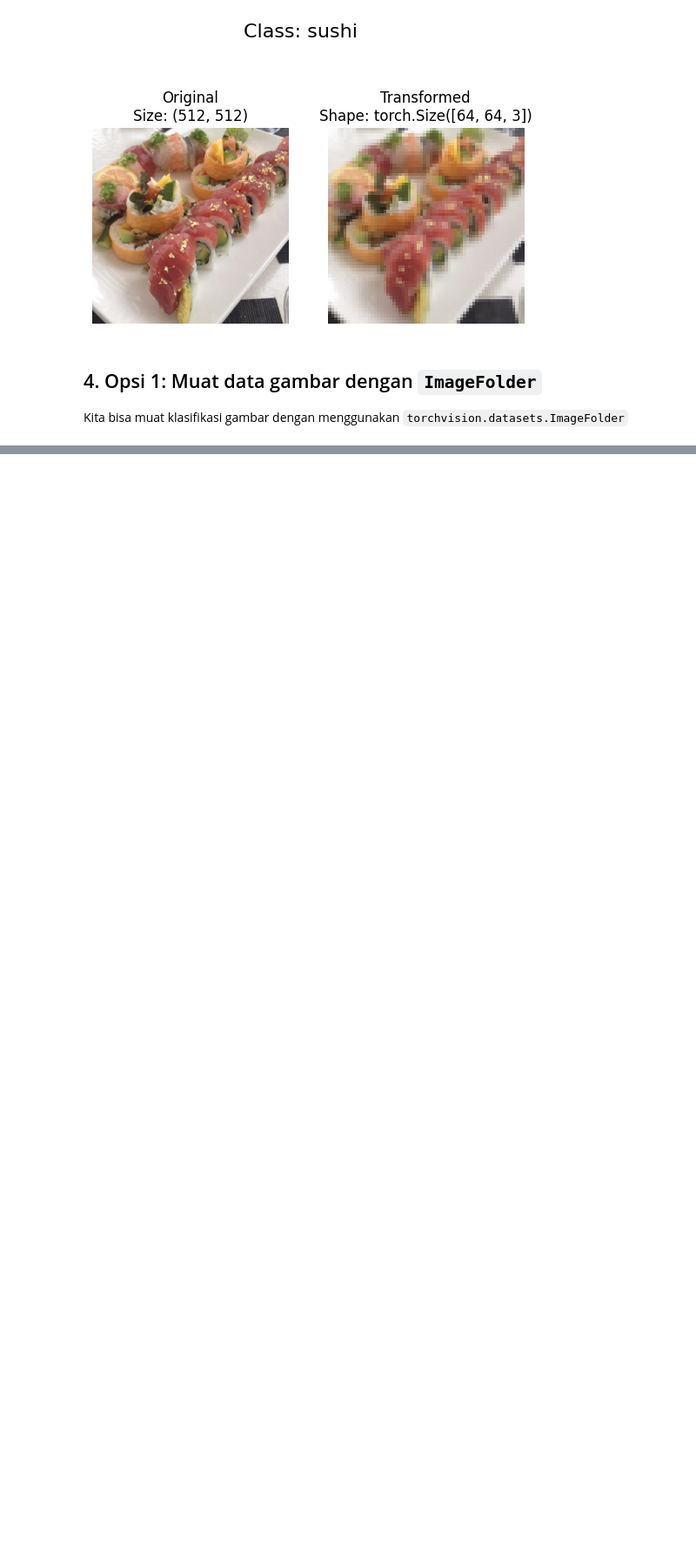
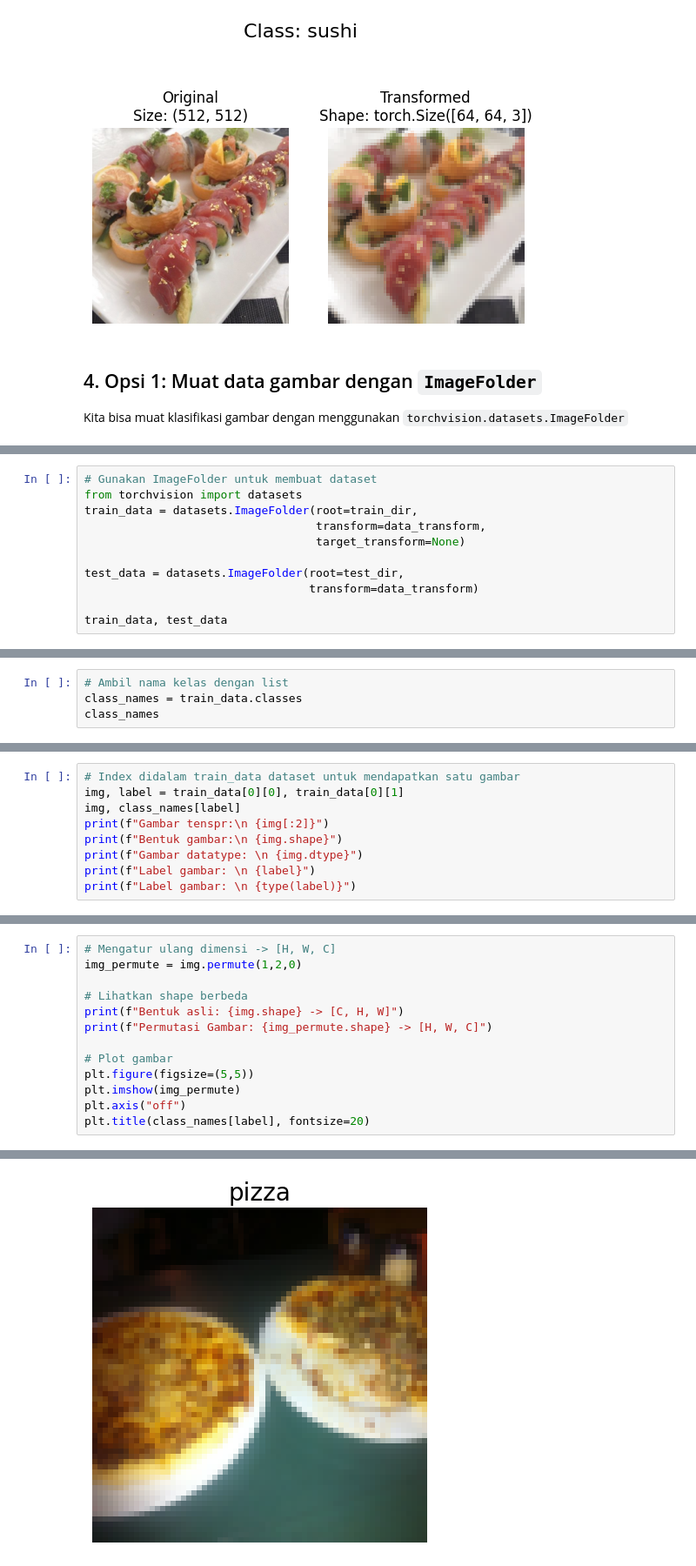
Before and after one commit to SiPilip/pytorch_course, a Jupyter notebook: 04_pytorch_custom_datasets.ipynb, the cells around one changed output, grey strips where cells are left out. Shown at 87% size. Saved outputs shown, nothing was run; the diff lists cells and outputs as text; blank space fills up the shorter version.

```diff
--- a/04_pytorch_custom_datasets.ipynb
+++ b/04_pytorch_custom_datasets.ipynb
@@ -242,0 +239,11 @@ Kita bisa muat klasifikasi gambar dengan menggunakan `torchvision.datasets.Image
+# %%
+# Gunakan ImageFolder untuk membuat dataset
+from torchvision import datasets
+train_data = datasets.ImageFolder(root=train_dir,
+                                  transform=data_transform,
+                                  target_transform=None)
+
+test_data = datasets.ImageFolder(root=test_dir,
+                                 transform=data_transform)
+
+train_data, test_data
@@ -242,0 +269,4 @@ Kita bisa muat klasifikasi gambar dengan menggunakan `torchvision.datasets.Image
+# %%
+# Ambil nama kelas dengan list
+class_names = train_data.classes
+class_names
@@ -242,0 +295,9 @@ Kita bisa muat klasifikasi gambar dengan menggunakan `torchvision.datasets.Image
+# %%
+# Index didalam train_data dataset untuk mendapatkan satu gambar
+img, label = train_data[0][0], train_data[0][1]
+img, class_names[label]
+print(f"Gambar tenspr:\n {img[:2]}")
+print(f"Bentuk gambar:\n {img.shape}")
+print(f"Gambar datatype: \n {img.dtype}")
+print(f"Label gambar: \n {label}")
+print(f"Label gambar: \n {type(label)}")
@@ -242,0 +322,14 @@ Kita bisa muat klasifikasi gambar dengan menggunakan `torchvision.datasets.Image
+# %%
+# Mengatur ulang dimensi -> [H, W, C]
+img_permute = img.permute(1,2,0)
+
+# Lihatkan shape berbeda
+print(f"Bentuk asli: {img.shape} -> [C, H, W]")
+print(f"Permutasi Gambar: {img_permute.shape} -> [H, W, C]")
+
+# Plot gambar
+plt.figure(figsize=(5,5))
+plt.imshow(img_permute)
+plt.axis("off")
+plt.title(class_names[label], fontsize=20)
+# %% [output]
@@ -242,0 +339 @@ Kita bisa muat klasifikasi gambar dengan menggunakan `torchvision.datasets.Image
+[figure, added]
```
Also changed, not shown: parts of 10 cells of this notebook.
